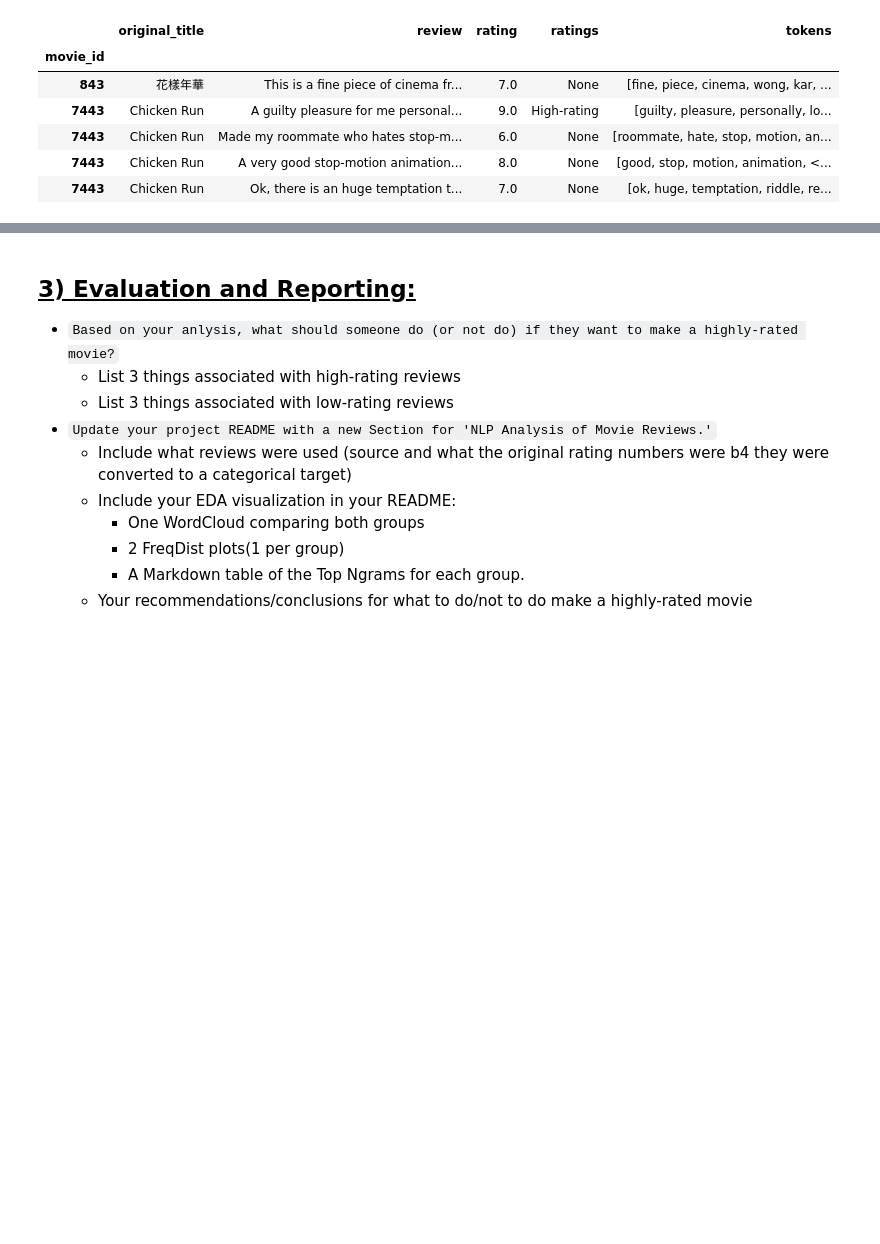
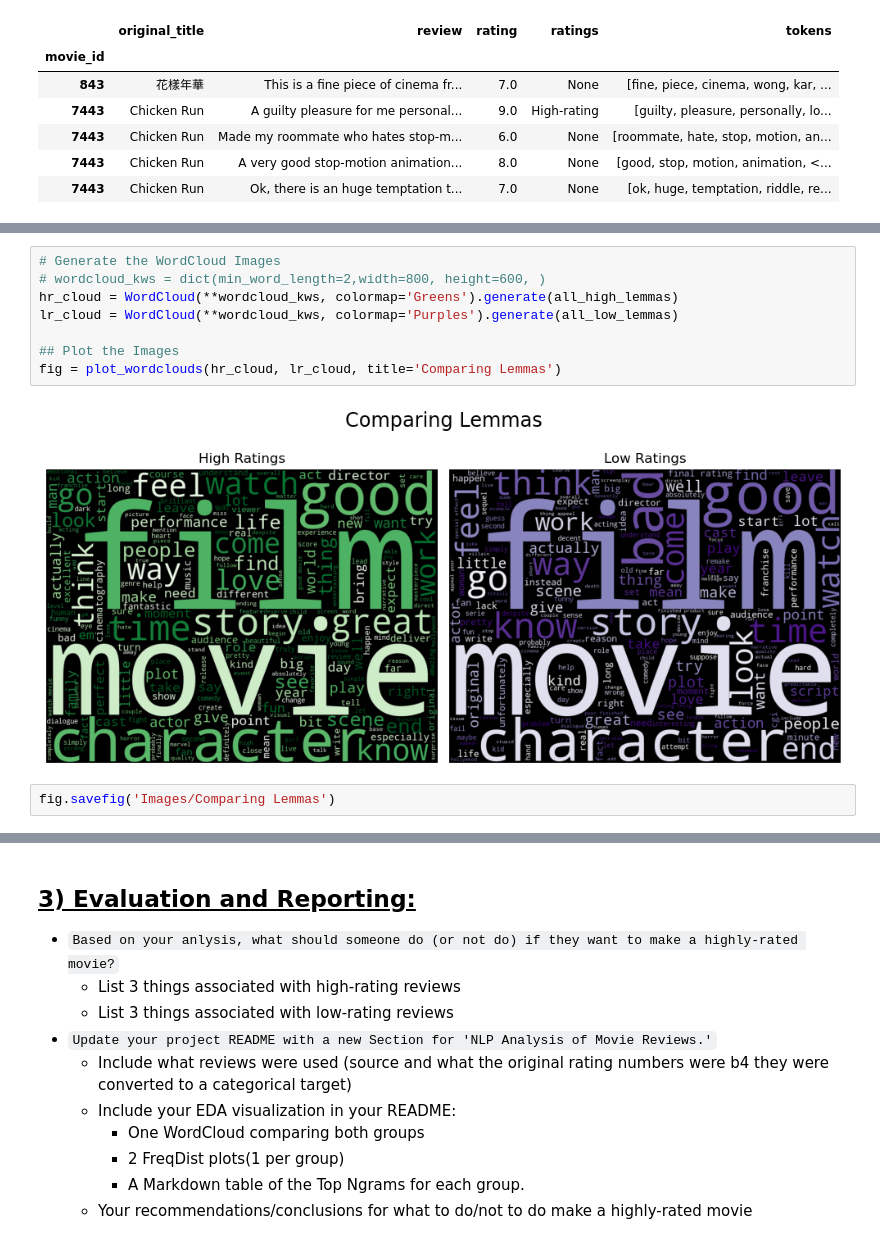
Before and after one commit to VALDE021/Data-Enrichment-Project, a Jupyter notebook: Project 2 Part 5-EricNV.ipynb, the cells around one changed output, grey strips where cells are left out. Cells and saved outputs as stored; diff of their text form; blank space fills up the shorter version.

```diff
--- a/Project 2 Part 5-EricNV.ipynb
+++ b/Project 2 Part 5-EricNV.ipynb
@@ -632,0 +683,12 @@ NameError: name 'all_pos_lemmas' is not defined
+# %%
+# Generate the WordCloud Images
+# wordcloud_kws = dict(min_word_length=2,width=800, height=600, )
+hr_cloud = WordCloud(**wordcloud_kws, colormap='Greens').generate(all_high_lemmas)
+lr_cloud = WordCloud(**wordcloud_kws, colormap='Purples').generate(all_low_lemmas)
+
+## Plot the Images
+fig = plot_wordclouds(hr_cloud, lr_cloud, title='Comparing Lemmas')
+# %% [output]
+[figure, added]
+# %%
+fig.savefig('Images/Comparing Lemmas')
```
Also changed, not shown: parts of 52 cells of this notebook, 8 other files.
